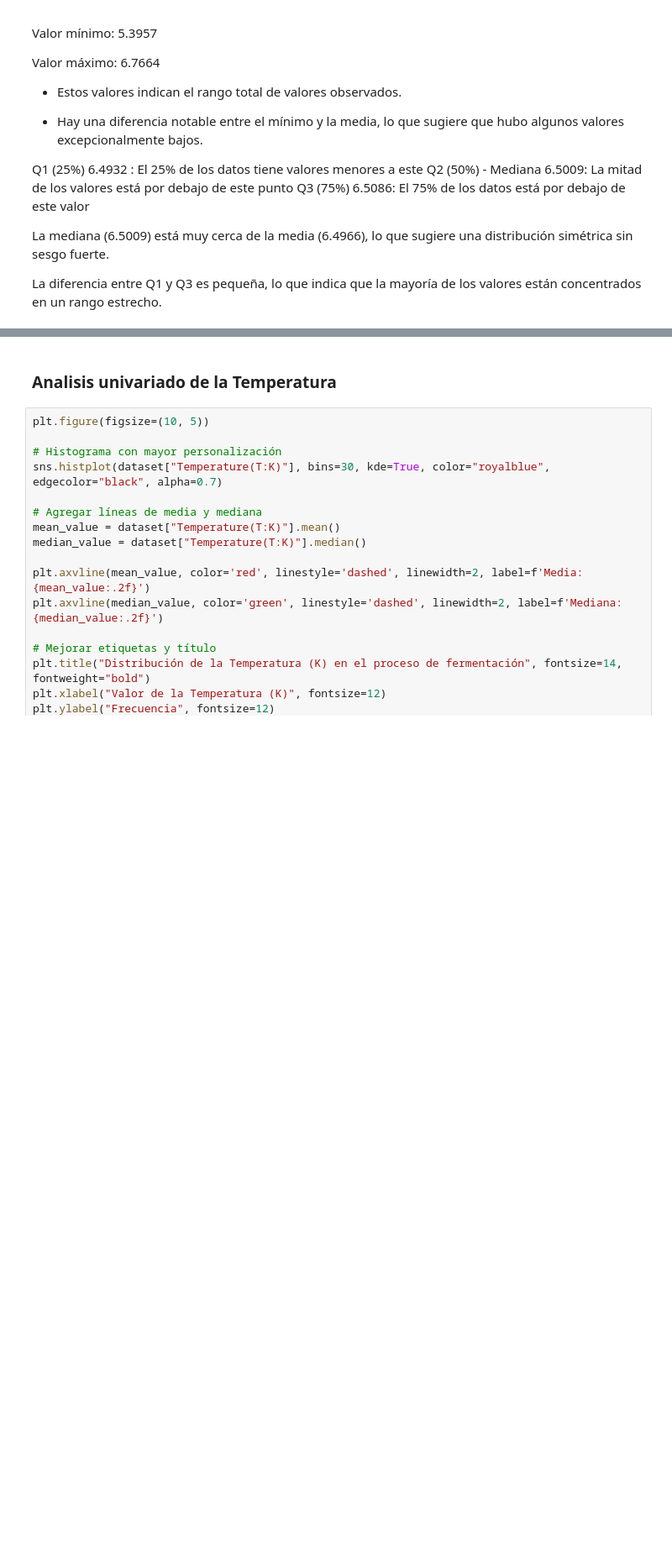
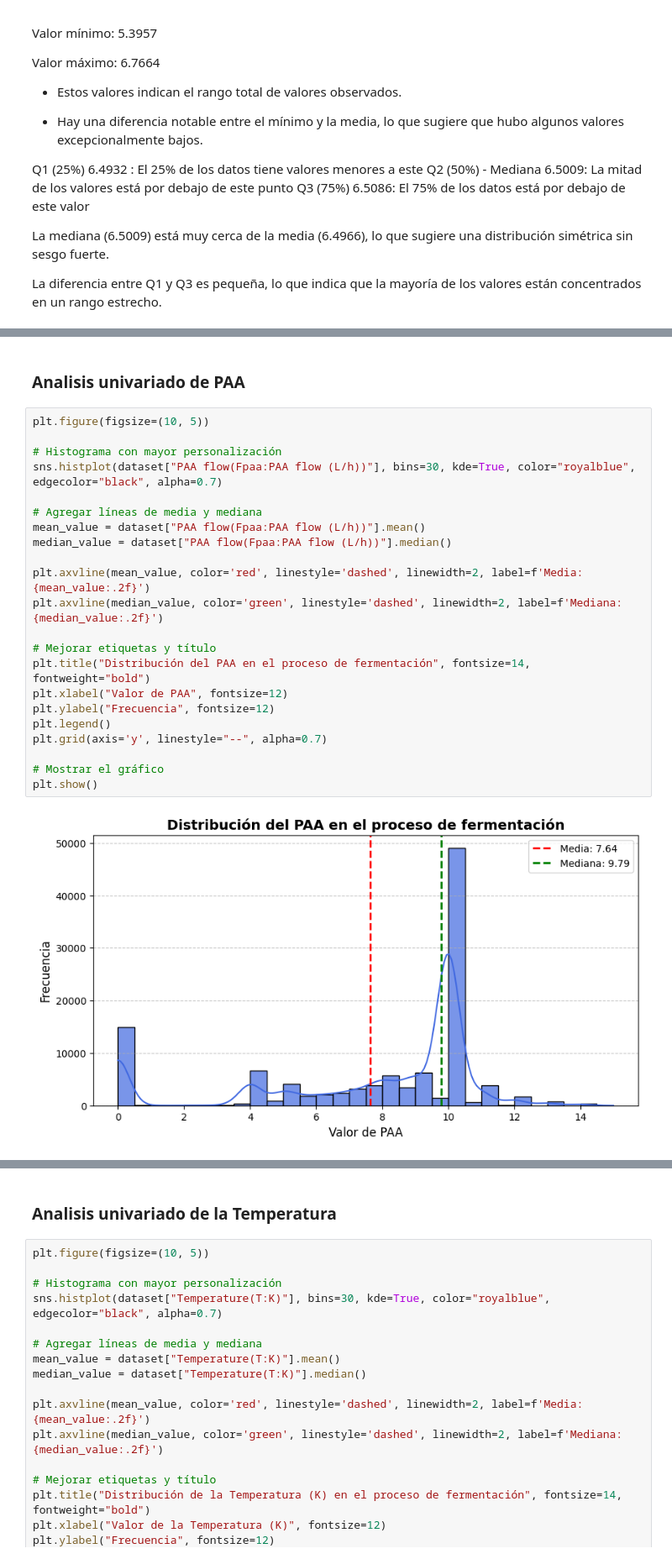
Before and after one commit to MavelSterling/proyecto_reto_insulina_INRAE, a Jupyter notebook: src/proyecto_rnn_penicilina_test.ipynb, the cells around one changed output, grey strips where cells are left out. Shown at 84% size. Saved outputs shown, nothing was run; the diff lists cells and outputs as text; blank space fills up the shorter version.

```diff
--- a/src/proyecto_rnn_penicilina_test.ipynb
+++ b/src/proyecto_rnn_penicilina_test.ipynb
@@ -205,0 +203,26 @@ f"Datos faltantes en la columna 'pH(pH:pH)': {missing_values}"
+# %% [markdown]
+### Analisis univariado de PAA
+# %%
+plt.figure(figsize=(10, 5))
+
+# Histograma con mayor personalización
+sns.histplot(dataset["PAA flow(Fpaa:PAA flow (L/h))"], bins=30, kde=True, color="royalblue", edgecolor="black", alpha=0.7)
+
+# Agregar líneas de media y mediana
+mean_value = dataset["PAA flow(Fpaa:PAA flow (L/h))"].mean()
+median_value = dataset["PAA flow(Fpaa:PAA flow (L/h))"].median()
+
+plt.axvline(mean_value, color='red', linestyle='dashed', linewidth=2, label=f'Media: {mean_value:.2f}')
+plt.axvline(median_value, color='green', linestyle='dashed', linewidth=2, label=f'Mediana: {median_value:.2f}')
+
+# Mejorar etiquetas y título
+plt.title("Distribución del PAA en el proceso de fermentación", fontsize=14, fontweight="bold")
+plt.xlabel("Valor de PAA", fontsize=12)
+plt.ylabel("Frecuencia", fontsize=12)
+plt.legend()
+plt.grid(axis='y', linestyle="--", alpha=0.7)
+
+# Mostrar el gráfico
+plt.show()
+# %% [output]
+[figure, added]
```
Also changed, not shown: parts of 7 cells of this notebook.
